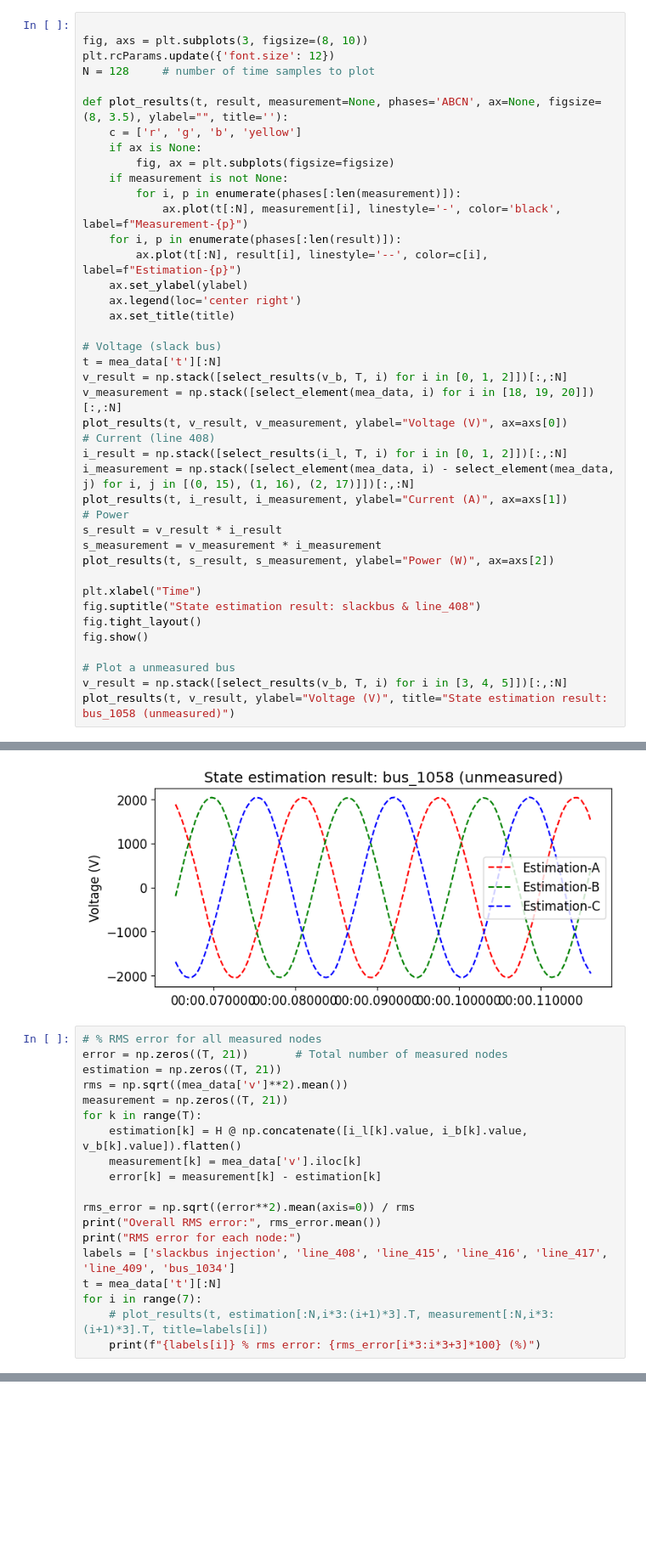
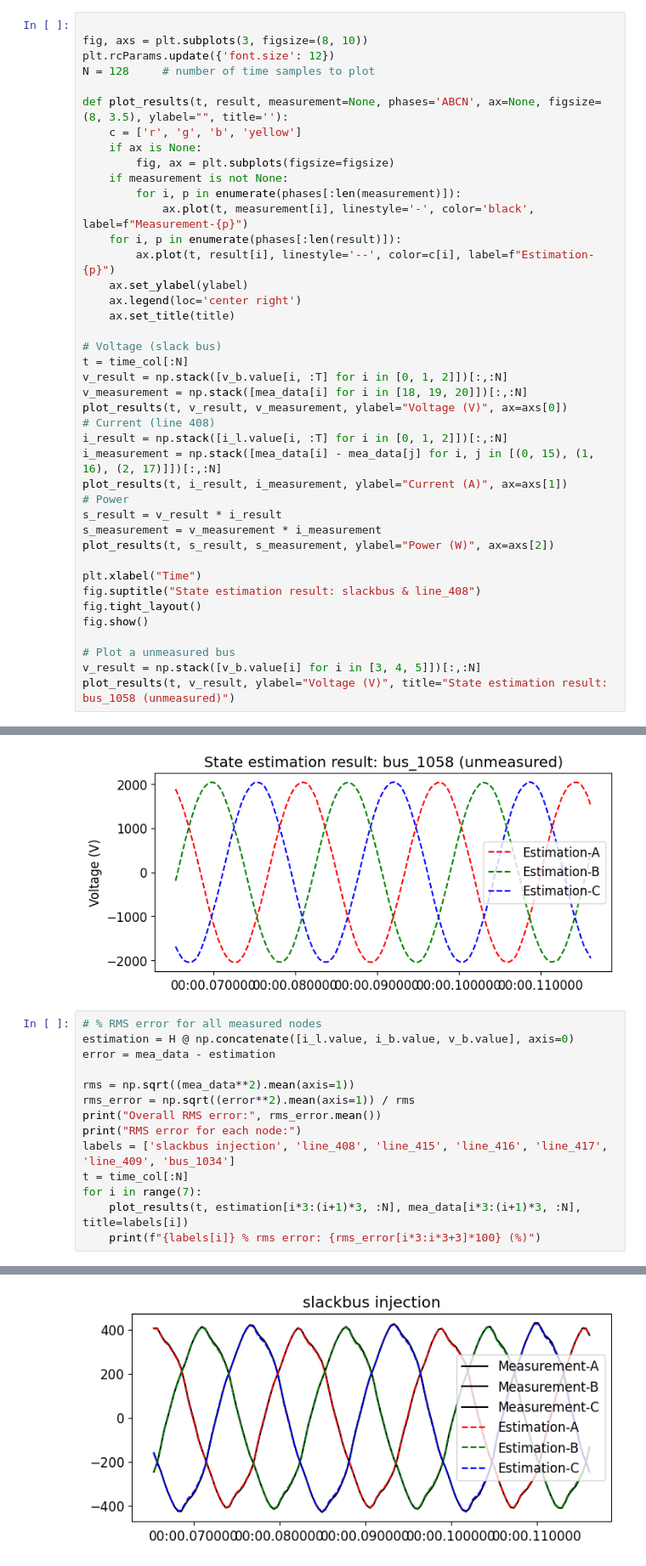
Before and after one commit to caltech-netlab/digital-twin-dataset, a Jupyter notebook: code_examples/state_estimation_time_domain.ipynb, the cells around one changed output, grey strips where cells are left out. Shown at 85% size. Saved outputs shown, nothing was run; the diff lists cells and outputs as text; blank space fills up the shorter version.

```diff
--- a/code_examples/state_estimation_time_domain.ipynb
+++ b/code_examples/state_estimation_time_domain.ipynb
@@ -472,21 +441,21 @@ def plot_results(t, result, measurement=None, phases='ABCN', ax=None, figsize=(8
         fig, ax = plt.subplots(figsize=figsize)
     if measurement is not None:
         for i, p in enumerate(phases[:len(measurement)]):
-            ax.plot(t[:N], measurement[i], linestyle='-', color='black', label=f"Measurement-{p}")
+            ax.plot(t, measurement[i], linestyle='-', color='black', label=f"Measurement-{p}")
     for i, p in enumerate(phases[:len(result)]):
-        ax.plot(t[:N], result[i], linestyle='--', color=c[i], label=f"Estimation-{p}")
+        ax.plot(t, result[i], linestyle='--', color=c[i], label=f"Estimation-{p}")
     ax.set_ylabel(ylabel)
     ax.legend(loc='center right')
     ax.set_title(title)
 
 # Voltage (slack bus)
-t = mea_data['t'][:N]
-v_result = np.stack([select_results(v_b, T, i) for i in [0, 1, 2]])[:,:N]
-v_measurement = np.stack([select_element(mea_data, i) for i in [18, 19, 20]])[:,:N]
+t = time_col[:N]
+v_result = np.stack([v_b.value[i, :T] for i in [0, 1, 2]])[:,:N]
+v_measurement = np.stack([mea_data[i] for i in [18, 19, 20]])[:,:N]
 plot_results(t, v_result, v_measurement, ylabel="Voltage (V)", ax=axs[0])
 # Current (line 408)
-i_result = np.stack([select_results(i_l, T, i) for i in [0, 1, 2]])[:,:N]
-i_measurement = np.stack([select_element(mea_data, i) - select_element(mea_data, j) for i, j in [(0, 15), (1, 16), (2, 17)]])[:,:N]
+i_result = np.stack([i_l.value[i, :T] for i in [0, 1, 2]])[:,:N]
+i_measurement = np.stack([mea_data[i] - mea_data[j] for i, j in [(0, 15), (1, 16), (2, 17)]])[:,:N]
 plot_results(t, i_result, i_measurement, ylabel="Current (A)", ax=axs[1])
 # Power
 s_result = v_result * i_result
@@ -499,28 +468,23 @@ fig.tight_layout()
 fig.show()
 
 # Plot a unmeasured bus
-v_result = np.stack([select_results(v_b, T, i) for i in [3, 4, 5]])[:,:N]
+v_result = np.stack([v_b.value[i] for i in [3, 4, 5]])[:,:N]
 plot_results(t, v_result, ylabel="Voltage (V)", title="State estimation result: bus_1058 (unmeasured)")
 # %% [output]
 [figure]
 [figure]
 # %%
 # % RMS error for all measured nodes
-error = np.zeros((T, 21))       # Total number of measured nodes
-estimation = np.zeros((T, 21))
-rms = np.sqrt((mea_data['v']**2).mean())
-measurement = np.zeros((T, 21))
-for k in range(T):
-    estimation[k] = H @ np.concatenate([i_l[k].value, i_b[k].value, v_b[k].value]).flatten()
-    measurement[k] = mea_data['v'].iloc[k]
-    error[k] = measurement[k] - estimation[k]
+estimation = H @ np.concatenate([i_l.value, i_b.value, v_b.value], axis=0)
+error = mea_data - estimation
 
-rms_error = np.sqrt((error**2).mean(axis=0)) / rms
+rms = np.sqrt((mea_data**2).mean(axis=1))
+rms_error = np.sqrt((error**2).mean(axis=1)) / rms
 print("Overall RMS error:", rms_error.mean())
 print("RMS error for each node:")
 labels = ['slackbus injection', 'line_408', 'line_415', 'line_416', 'line_417', 'line_409', 'bus_1034']
-t = mea_data['t'][:N]
+t = time_col[:N]
 for i in range(7):
-    # plot_results(t, estimation[:N,i*3:(i+1)*3].T, measurement[:N,i*3:(i+1)*3].T, title=labels[i])
+    plot_results(t, estimation[i*3:(i+1)*3, :N], mea_data[i*3:(i+1)*3, :N], title=labels[i])
     print(f"{labels[i]} % rms error: {rms_error[i*3:i*3+3]*100} (%)")
 # %% [output]
@@ -535,0 +500 @@ bus_1034 % rms error: [3.21e-14 2.68e-14 2.74e-14] (%)
+[figure, added]
```
Also changed, not shown: parts of 6 cells of this notebook.
